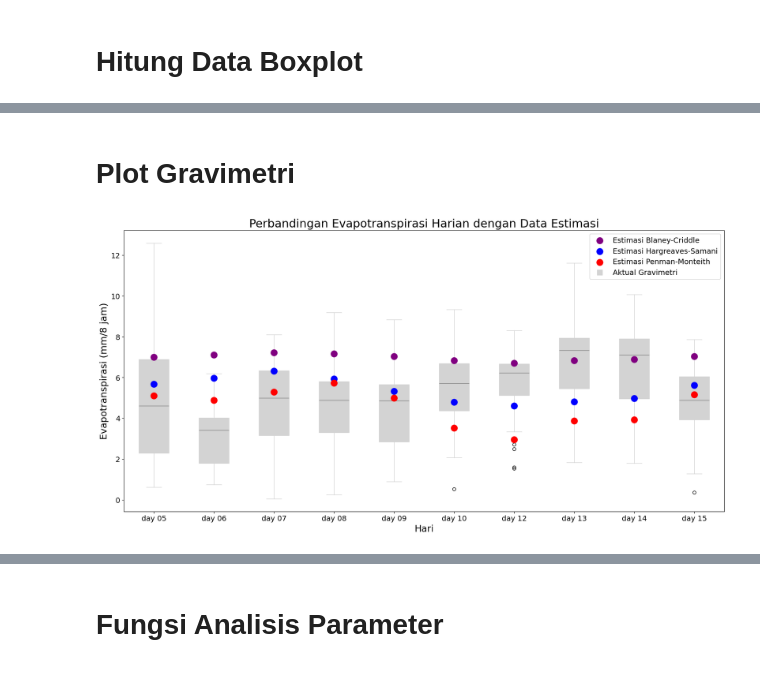
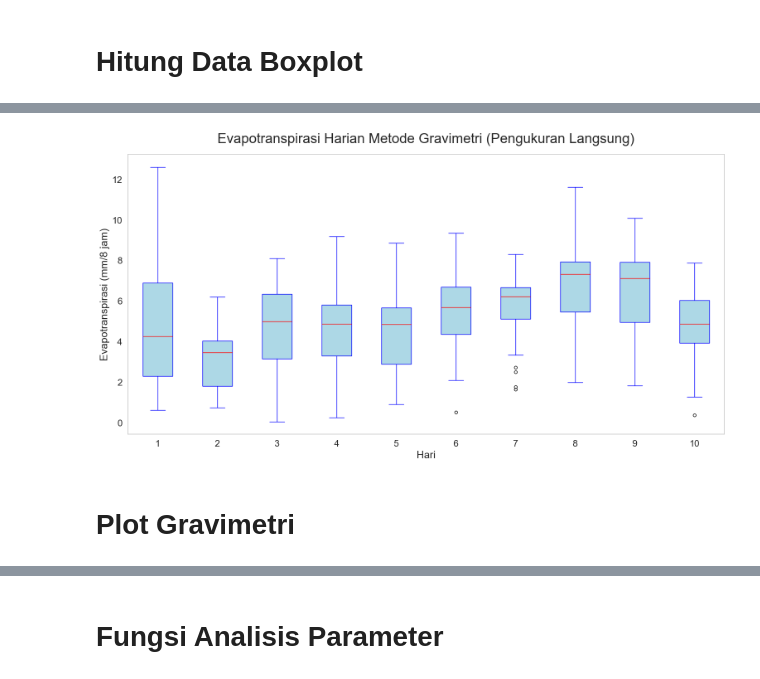
Before and after one commit to rafiachmadfr/Evapotranspiration-Analysis, a Jupyter notebook: 03. Data Analysis.ipynb, the cells around one changed output, grey strips where cells are left out. Saved outputs shown, nothing was run; the diff lists cells and outputs as text; code cells hidden in the pictures.

```diff
--- a/03. Data Analysis.ipynb
+++ b/03. Data Analysis.ipynb
@@ -42,44 +92,35 @@ df_gravimetri.head()
+# %%
+# Reset index to make 'Num Day' a column again
+df_gravimetri_reset = df_gravimetri.reset_index()
+
+# Convert df_gravimetri to long format
+data_aktual_long = df_gravimetri_reset.melt(id_vars=['Num Day'], var_name='Day', value_name='Evapotranspirasi')
+
+# Membuat plot boxplot dengan ukuran besar
+fig, ax = plt.subplots(figsize=(18, 9))  # Ukuran figure diperbesar
+boxplot = data_aktual_long.boxplot(by='Num Day', column='Evapotranspirasi', grid=False, patch_artist=True,
+           boxprops=dict(facecolor='lightblue', color='blue'),
+           whiskerprops=dict(color='blue'),
+           capprops=dict(color='blue'),
+           medianprops=dict(color='red'),
+           flierprops=dict(marker='o', color='red', markersize=5),
+           ax=ax)
+
+# Tambahkan judul dan label
+ax.set_title('Evapotranspirasi Harian Metode Gravimetri (Pengukuran Langsung)', fontsize=24, pad=20)
+ax.set_xlabel('Hari', fontsize=18)
+ax.set_ylabel('Evapotranspirasi (mm/8 jam)', fontsize=18)
+plt.xticks(fontsize=16)
+plt.yticks(fontsize=16)
+
+# Ubah keterangan sumbu x menjadi angka 1 sampai 10
+ax.set_xticklabels(range(1, 11))
+
+plt.suptitle('')
+
+# Tampilkan plot
+plt.show()
+# %% [output]
+[figure, added]
 # %% [markdown]
 # Plot Gravimetri
-# %%
-# Convert df_gravimetri to long format
-data_aktual_long = df_gravimetri.melt(id_vars=['Num Day'], var_name='Day', value_name='Evapotranspirasi')
-
-# Membuat plot boxplot dengan ukuran besar
-fig, ax = plt.subplots(figsize=(20, 10))  # Ukuran figure diperbesar
-data_aktual_long.boxplot(by='Num Day', column='Evapotranspirasi', grid=False, patch_artist=True,
-                         boxprops=dict(facecolor='lightgray', color='lightgray'),
-                         whiskerprops=dict(color='lightgray'),
-                         capprops=dict(color='lightgray'),
-                         medianprops=dict(color='gray'),
-                         ax=ax)
-
-# Tambahkan judul dan label
-ax.set_title('Perbandingan Evapotranspirasi Harian dengan Data Estimasi', fontsize=22)
-ax.set_xlabel('Hari', fontsize=18)
-ax.set_ylabel('Evapotranspirasi (mm/8 jam)', fontsize=18)
-plt.xticks(fontsize=14)
-plt.yticks(fontsize=14)
-
-# Tambahkan titik estimasi
-for idx, day in enumerate(df_gravimetri['Num Day']):
-    bc_value = df_bc.loc[df_bc['Num Day'] == day, 'ET Total'].values[0]
-    hs_value = df_hs.loc[df_hs['Num Day'] == day, 'ET Total'].values[0]
-    pm_value = df_pm.loc[df_pm['Num Day'] == day, 'ET Total'].values[0]
-
-    # Tambahkan titik estimasi ke plot
-    ax.scatter(idx + 1, bc_value, color='purple', s=150, label='Estimasi Blaney-Criddle' if idx == 0 else "", zorder=3)
-    ax.scatter(idx + 1, hs_value, color='blue', s=150, label='Estimasi Hargreaves-Samani' if idx == 0 else "", zorder=3)
-    ax.scatter(idx + 1, pm_value, color='red', s=150, label='Estimasi Penman-Monteith' if idx == 0 else "", zorder=3)
-
-# Tambahkan keterangan boxplot ke legenda
-boxplot_patch = plt.Line2D([0], [0], color='lightgray', marker='s', markersize=10, linestyle='None', label='Aktual Gravimetri')
-current_handles, current_labels = ax.get_legend_handles_labels()
-ax.legend(handles=current_handles + [boxplot_patch], loc='upper right', fontsize=14)
-
-plt.suptitle('')
-
-# Tampilkan plot
-plt.show()
-# %% [output]
-[figure, removed]
```
Also changed, not shown: parts of 7 cells of this notebook, 2 other files.
